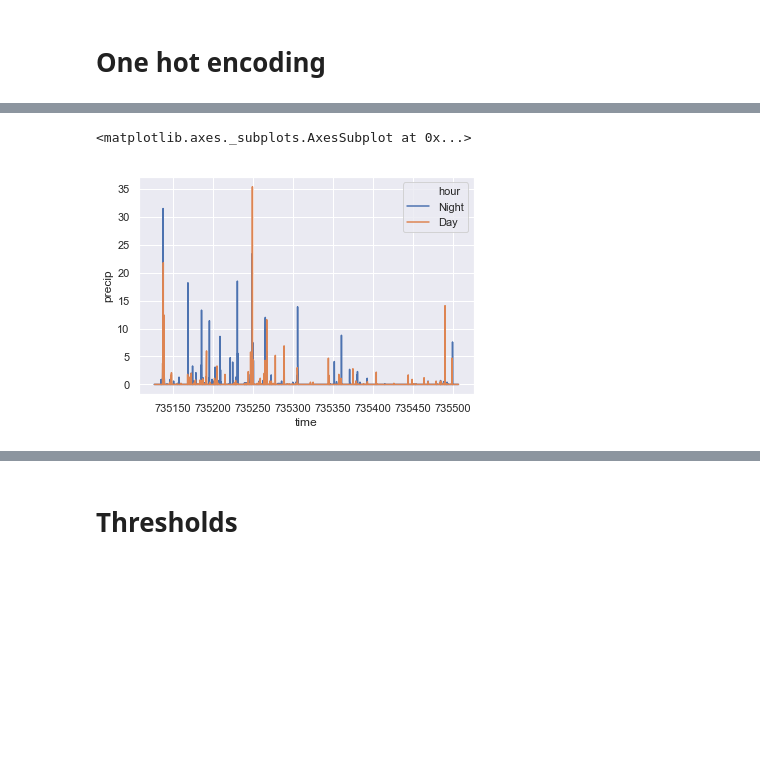
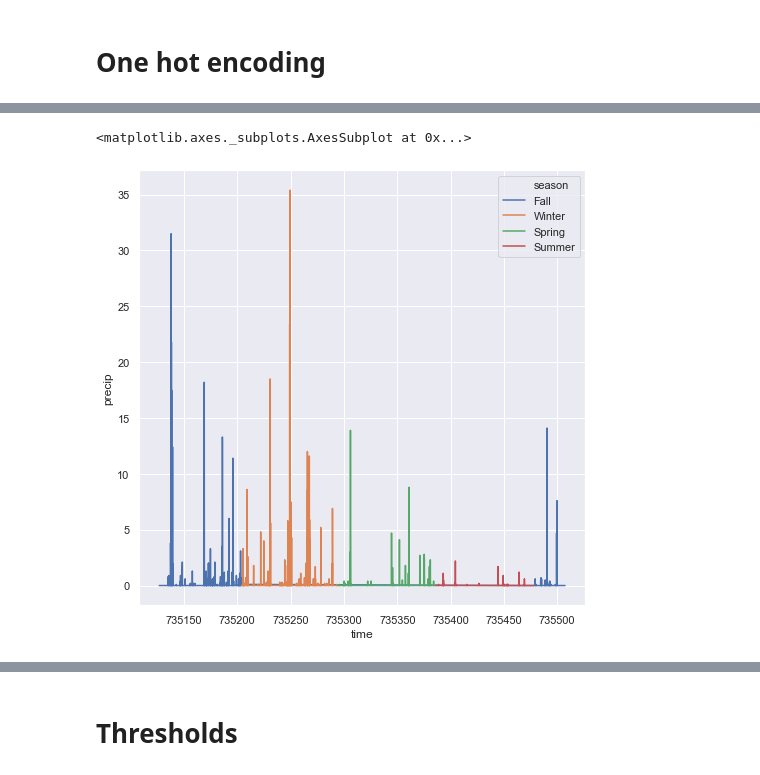
Before and after one commit to uncw-cubesat-lab/rain-class, a Jupyter notebook: Next Steps.ipynb, the cells around one changed output, grey strips where cells are left out. Saved outputs shown, nothing was run; the diff lists cells and outputs as text; code cells hidden in the pictures; blank space fills up the shorter version.

```diff
--- a/Next Steps.ipynb
+++ b/Next Steps.ipynb
@@ -192,2 +192,7 @@ new_data['season'].unique()
 array(['Fall', 'Winter', 'Spring', 'Summer'], dtype=object)
+# %%
+new_data['mnth_sin'] = np.sin((new_data.month-1)*(2.*np.pi/12))
+new_data['mnth_cos'] = np.cos((new_data.month-1)*(2.*np.pi/12))
+new_data['hr_sin'] = np.sin(new_data.hour*(2.*np.pi/24))
+new_data['hr_cos'] = np.cos(new_data.hour*(2.*np.pi/24))
 # %%
@@ -196,0 +213,6 @@ new_data.hour.max()
+# %%
+slope = pd.Series(np.gradient(new_data.sss), new_data.new_time, name='slope')
+# %%
+slope = pd.DataFrame(slope).reset_index()
+# %%
+new_data['differential'] = slope['slope']
@@ -217,6 +266,7 @@ sns.scatterplot(x='wind_change', y='precip',data=new_data, hue='hour')
 # %%
-sns.lineplot(x='time',y='precip',data=new_data, hue='hour')
+plt.figure(figsize=(8,8))
+sns.lineplot(x='time',y='precip',data=new_data, hue='season')
 # %% [output]
 <matplotlib.axes._subplots.AxesSubplot at 0x...>
-[figure, old version]
+[figure, new version]
 # %%
```
Also changed, not shown: parts of 94 cells of this notebook, 1 other file.
